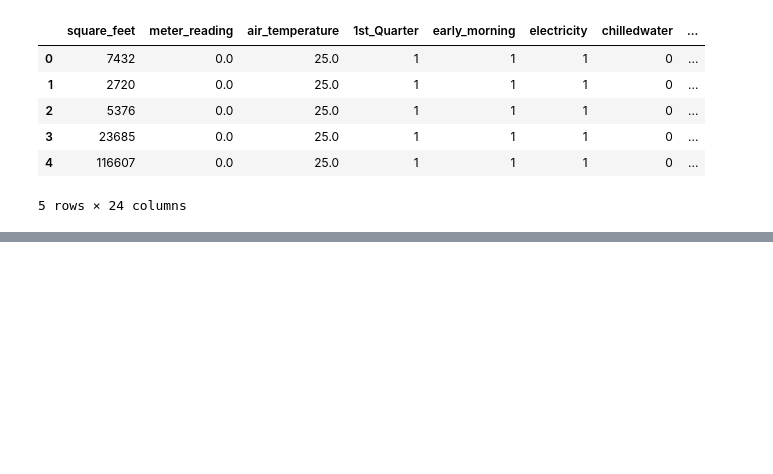
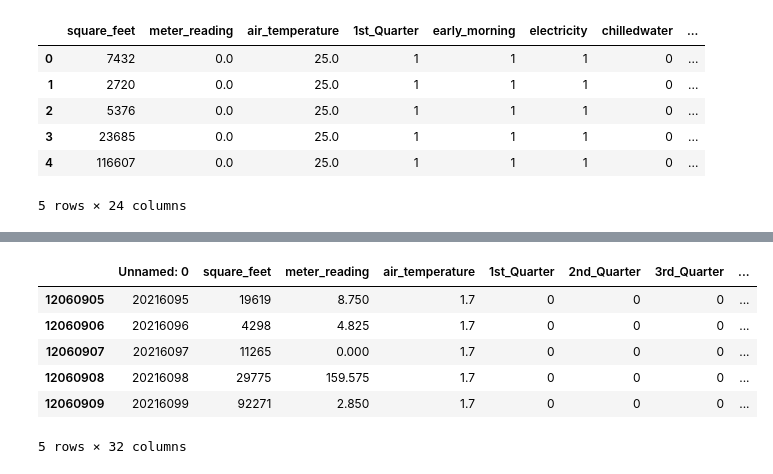
Before and after one commit to jtyrrell86/Capstone-2, a Jupyter notebook: notebooks/EDA for Capstone 2.ipynb, the cells around one changed output, grey strips where cells are left out. Cells and saved outputs as stored; diff of their text form; code cells hidden in the pictures; blank space fills up the shorter version.

```diff
--- a/notebooks/EDA for Capstone 2.ipynb
+++ b/notebooks/EDA for Capstone 2.ipynb
@@ -1400,0 +1412,10 @@ cleaned_df_subset.tail()
+# %%
+electricity_df.tail()
+# %% [output]
+|  | Unnamed: 0 | square_feet | meter_reading | air_temperature | 1st_Quarter | 2nd_Quarter | 3rd_Quarter | ... |
+| 12060905 | 20216095 | 19619 | 8.750 | 1.7 | 0 | 0 | 0 | ... |
+| 12060906 | 20216096 | 4298 | 4.825 | 1.7 | 0 | 0 | 0 | ... |
+| 12060907 | 20216097 | 11265 | 0.000 | 1.7 | 0 | 0 | 0 | ... |
+| 12060908 | 20216098 | 29775 | 159.575 | 1.7 | 0 | 0 | 0 | ... |
+| 12060909 | 20216099 | 92271 | 2.850 | 1.7 | 0 | 0 | 0 | ... |
+5 rows × 32 columns
```
Also changed, not shown: parts of 2 cells of this notebook, 3 other files.
